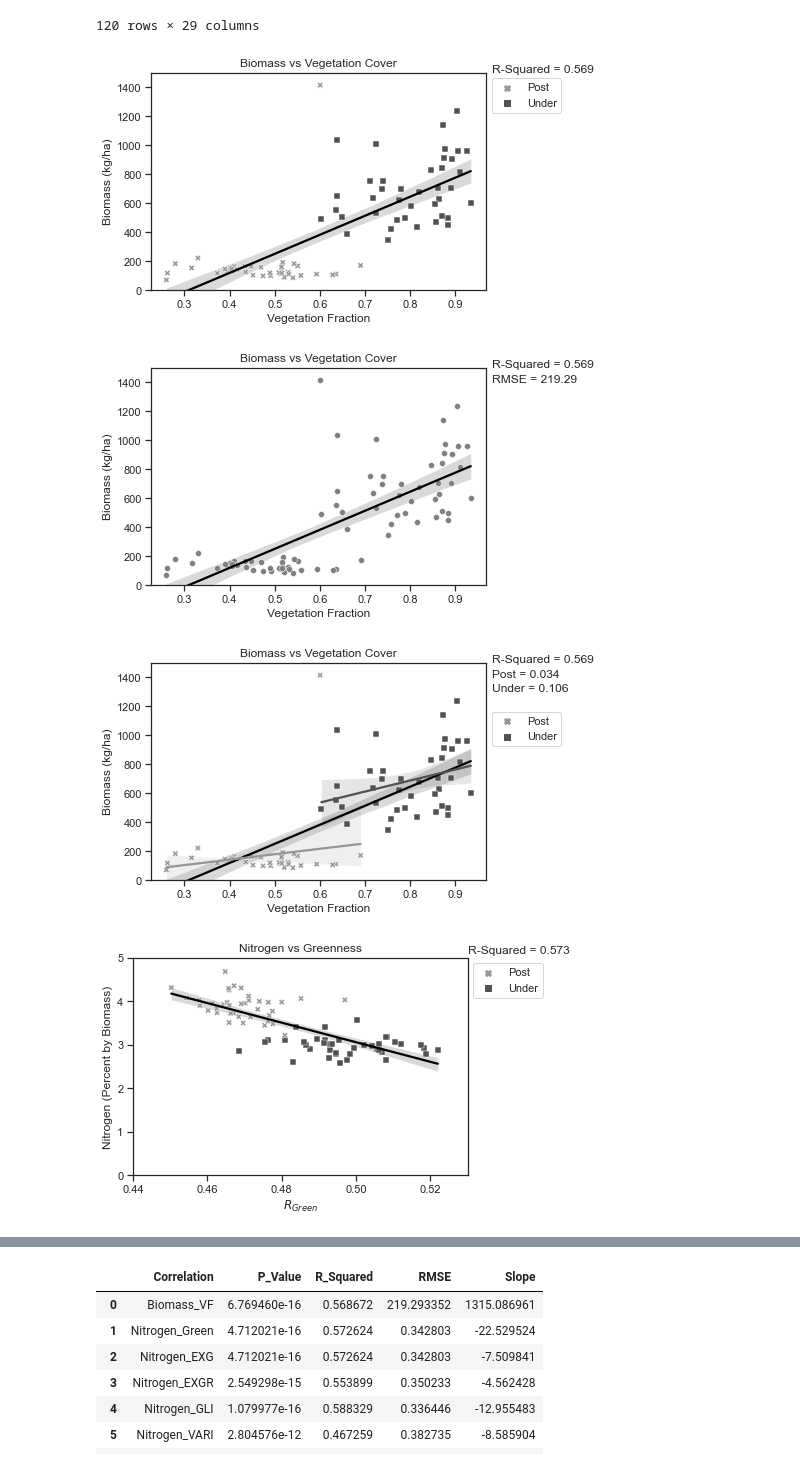
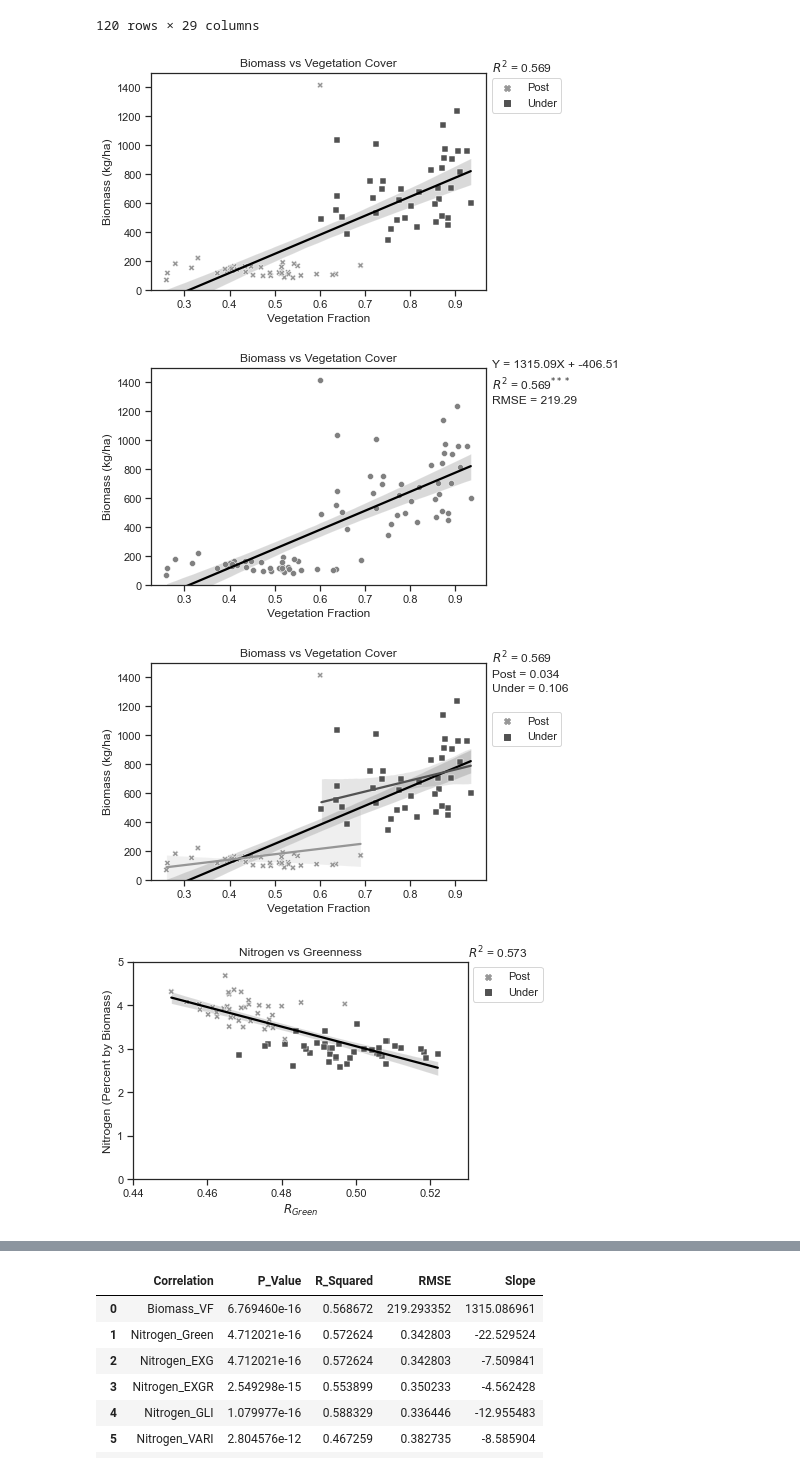
Before and after one commit to LRosen656/USDA_GEMS_TASK1, a Jupyter notebook: 6.0_Plot_Oat_Results.ipynb, the cells around one changed output, grey strips where cells are left out. Drawn from its saved outputs; the diff is of its cells as text; code cells hidden in the pictures.

Commit message:
Updated Graphs

```diff
--- a/6.0_Plot_Oat_Results.ipynb
+++ b/6.0_Plot_Oat_Results.ipynb
@@ -543,21 +543,21 @@ Slope = []
 # %%
 ## Biomass vs VC (from EXGR Zero)
 summary = stats.linregress(Harvest["Vegetation_Fraction"], Harvest["Biomass"])
 
 
 sns.set_theme(style ="ticks")
 line = sns.regplot(x = "Vegetation_Fraction", y = "Biomass", data = Harvest, scatter = False, color = "black")  ## TrendLine
 line.set(ylim = (0, 1500))
-line.text(.98, 1500, "R-Squared = " + "{:.3f}".format(summary.rvalue**2)) ## R-Squared
+line.text(.98, 1500, r"$R^2$" + " = " + "{:.3f}".format(summary.rvalue**2)) ## R-Squared
 ax = sns.scatterplot(x = "Vegetation_Fraction", y = "Biomass", data = Harvest,
                 hue = "Cover", palette=["#969696", "#525252"], style = "Cover", markers = ["X", "s"])
 ax.set(xlabel = "Vegetation Fraction", ylabel = "Biomass (kg/ha)",
        title = "Biomass vs Vegetation Cover")
 ax.legend(bbox_to_anchor=(1,1))
 
 plt.savefig(graph_out + "Biomass_VC", bbox_inches = "tight", dpi = 300)
 # %% [output]
-[figure, old version]
+[figure, new version]
 # %%
 ## Biomass vs VC (from EXGR Zero)
 summary = stats.linregress(Harvest["Vegetation_Fraction"], Harvest["Biomass"])
@@ -571,8 +571,9 @@ Slope.append(summary.slope)
 sns.set_theme(style ="ticks")
 line = sns.regplot(x = "Vegetation_Fraction", y = "Biomass", data = Harvest, scatter = False, color = "black")  ## TrendLine
 line.set(ylim = (0, 1500))
-line.text(.98, 1500, "R-Squared = " + "{:.3f}".format(summary.rvalue**2)) ## R-Squared
-line.text(.98, 1400, "RMSE = " + "{:.2f}".format(rmse(Harvest["Vegetation_Fraction"], Harvest["Biomass"], summary))) ## RMSE
+line.text(.98, 1500, "Y = " + "{:.2f}".format(summary.slope) + "X + " + "{:.2f}".format(summary.intercept))
+line.text(.98, 1350, r"$R^2$" + " = " + "{:.3f}".format(summary.rvalue**2) + r"$^{***}$") ## R-Squared
+line.text(.98, 1250, "RMSE = " + "{:.2f}".format(rmse(Harvest["Vegetation_Fraction"], Harvest["Biomass"], summary))) ## RMSE
 ax = sns.scatterplot(x = "Vegetation_Fraction", y = "Biomass", data = Harvest, color = "Grey", legend = False)
 ax.set(xlabel = "Vegetation Fraction", ylabel = "Biomass (kg/ha)",
        title = "Biomass vs Vegetation Cover")
@@ -580,7 +581,7 @@ ax.set(xlabel = "Vegetation Fraction", ylabel = "Biomass (kg/ha)",
 
 plt.savefig(graph_out + "Biomass_VC_C", bbox_inches = "tight", dpi = 300)
 # %% [output]
-[figure, old version]
+[figure, new version]
 # %%
 ## Biomass vs VC (from EXGR Zero)
 summary = stats.linregress(Harvest["Vegetation_Fraction"], Harvest["Biomass"])
@@ -591,7 +592,7 @@ summary2 = stats.linregress(Harvest[(Harvest["Cover"]=="Under")]["Vegetation_Fra
 sns.set_theme(style ="ticks")
 line = sns.regplot(x = "Vegetation_Fraction", y = "Biomass", data = Harvest, scatter = False, color = "black")  ## TrendLine
 line.set(ylim = (0, 1500))
-line.text(.98, 1500, "R-Squared = " + "{:.3f}".format(summary.rvalue**2)) ## R-Squared
+line.text(.98, 1500, r"$R^2$" + " = " + "{:.3f}".format(summary.rvalue**2)) ## R-Squared
 
 line1 = sns.regplot(x = "Vegetation_Fraction", y = "Biomass", data = Harvest[(Harvest["Cover"]=="Post")], scatter = False, color = "#969696")  ## TrendLine
 line1.set(ylim = (0, 1500))
@@ -612,14 +613,14 @@ ax.legend(bbox_to_anchor=(1,.8))
 
 plt.savefig(graph_out + "Biomass_VC_sep", bbox_inches = "tight", dpi = 300)
 # %% [output]
-[figure, old version]
+[figure, new version]
 # %%
 ## Nitrogen vs Greenness
 summary = stats.linregress(Harvest["Green_Avg_Vegetation"], Harvest["Nitrogen"])
 
 sns.set_theme(style ="ticks")
 line = sns.regplot(x = "Green_Avg_Vegetation", y = "Nitrogen", data = Harvest, scatter = False, color = "black")  ## TrendLine
-line.text(.53, 5.1, "R-Squared = " + "{:.3f}".format(summary.rvalue**2)) ## R-Squared
+line.text(.53, 5.1, r"$R^2$" + " = " + "{:.3f}".format(summary.rvalue**2)) ## R-Squared
 ax = sns.scatterplot(x = "Green_Avg_Vegetation", y = "Nitrogen", data = Harvest,
                 hue = "Cover", palette=["#969696", "#525252"], style = "Cover", markers = ["X", "s"])
 ax.set(xlabel = r"$R_{Green}$", ylabel = "Nitrogen (Percent by Biomass)",
@@ -629,7 +630,7 @@ ax.legend(bbox_to_anchor=(1.24,1))
 
 plt.savefig(graph_out + "Nitrogen_Greenness", bbox_inches = "tight", dpi = 300)
 # %% [output]
-[figure, old version]
+[figure, new version]
 # %%
 ## Nitrogen vs Greenness
 summary = stats.linregress(Harvest["Green_Avg_Vegetation"], Harvest["Nitrogen"])
```
Also changed, not shown: parts of 44 cells of this notebook, 48 other files.
